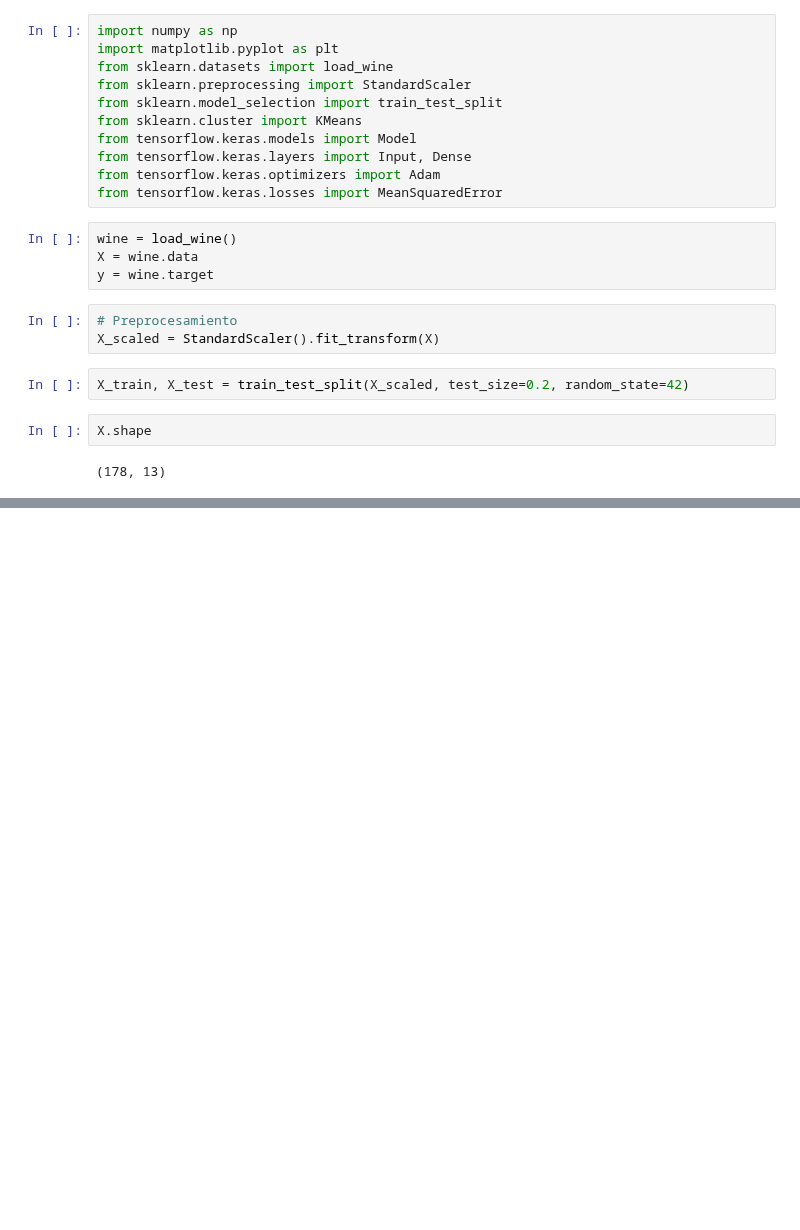
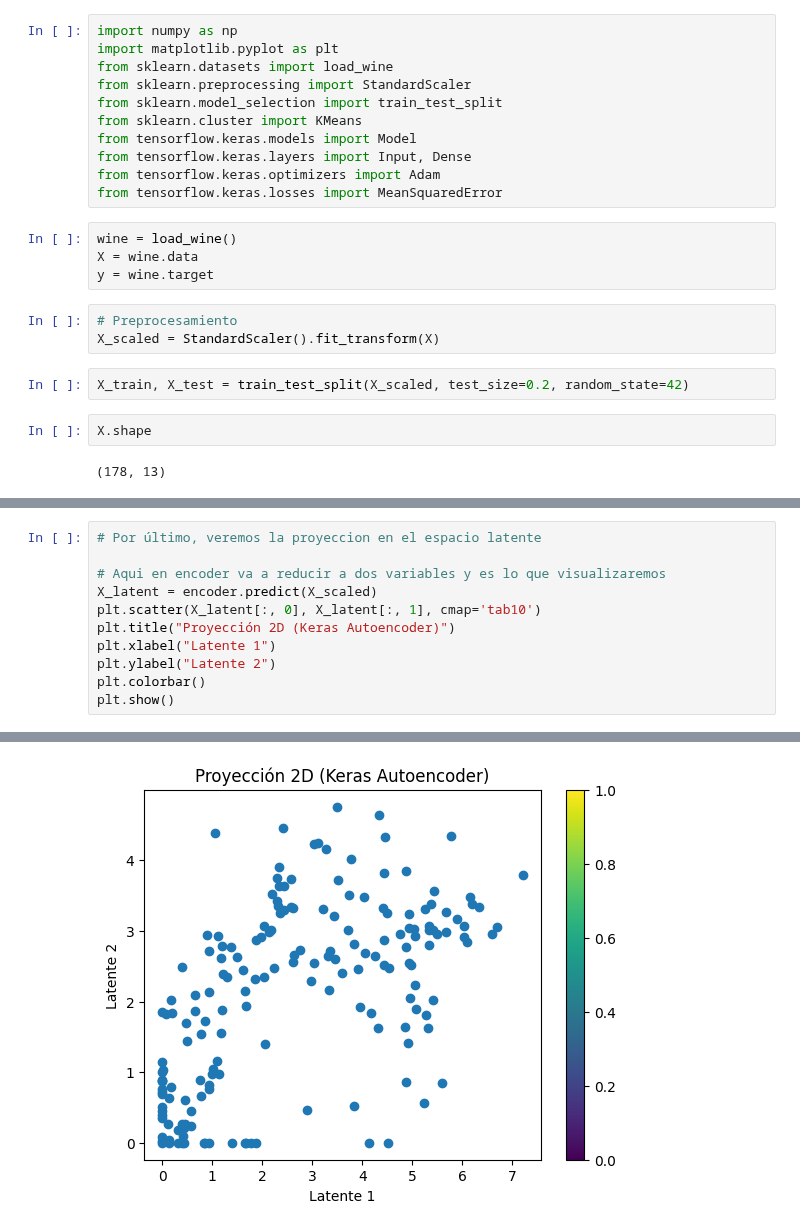
Before and after one commit to Kevin2558/Data_Science_Borrador, a Jupyter notebook: 03_Transformaciones/Autoencoders.ipynb, the cells around one changed output, grey strips where cells are left out. Drawn from its saved outputs; the diff is of its cells as text; blank space fills up the shorter version.

```diff
--- a/03_Transformaciones/Autoencoders.ipynb
+++ b/03_Transformaciones/Autoencoders.ipynb
@@ -87,0 +101,12 @@ history = autoencoder.fit(X_train, X_train,
+# %%
+# Por último, veremos la proyeccion en el espacio latente
+
+# Aqui en encoder va a reducir a dos variables y es lo que visualizaremos
+X_latent = encoder.predict(X_scaled)
+plt.scatter(X_latent[:, 0], X_latent[:, 1], cmap='tab10')
+plt.title("Proyección 2D (Keras Autoencoder)")
+plt.xlabel("Latente 1")
+plt.ylabel("Latente 2")
+plt.colorbar()
+plt.show()
+# %% [output]
@@ -87,0 +114 @@ history = autoencoder.fit(X_train, X_train,
+[figure, added]
```
Also changed, not shown: parts of 8 cells of this notebook.
